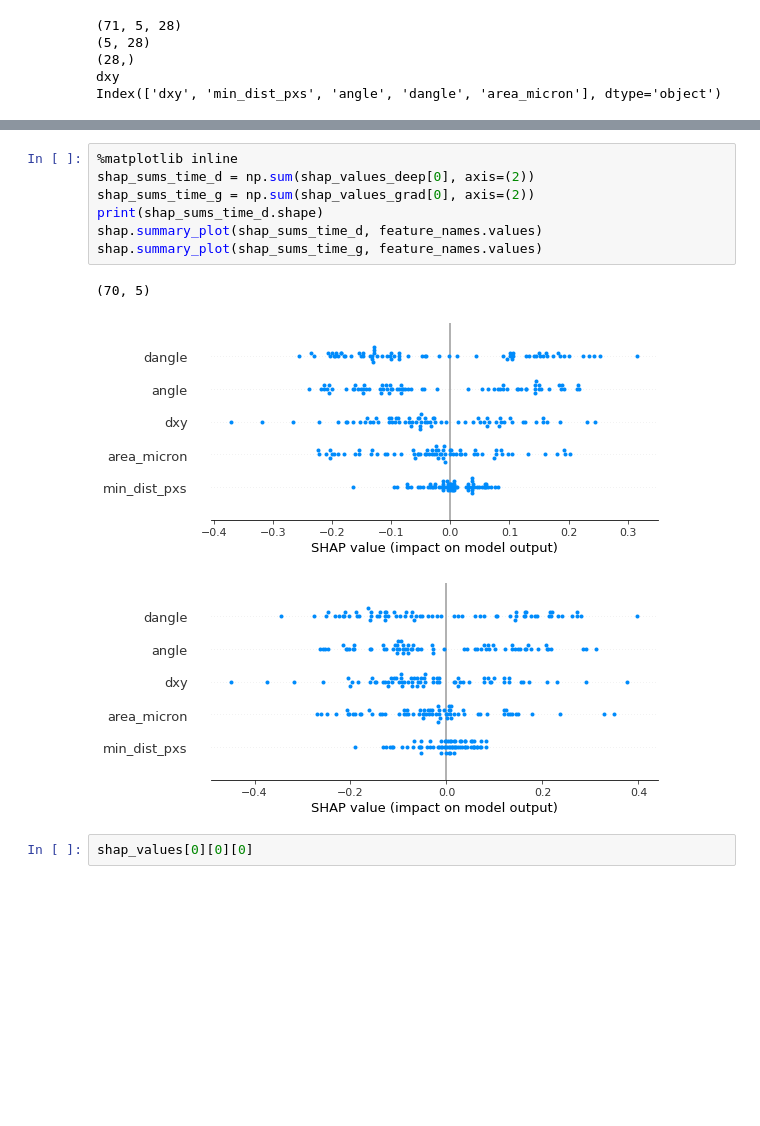
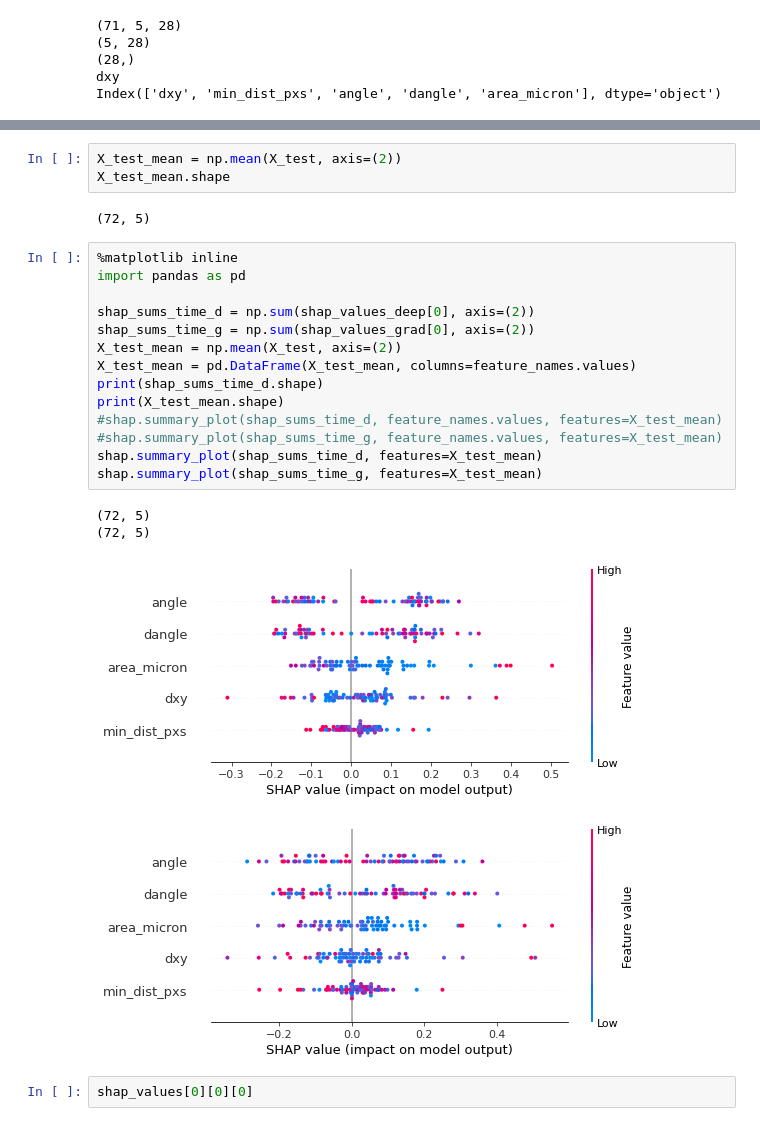
Before and after one commit to redchuk/n_track_ML, a Jupyter notebook: scripts/tsc/shap_inceptiontime.ipynb, the cells around one changed output, grey strips where cells are left out. Cells and saved outputs as stored; diff of their text form; blank space fills up the shorter version.

Commit message:
add aggregated feature values to shap summary plots

```diff
--- a/scripts/tsc/shap_inceptiontime.ipynb
+++ b/scripts/tsc/shap_inceptiontime.ipynb
@@ -105,16 +107,29 @@ print(shap_values[0][0][0].shape) # time points
 (5, 28)
 (28,)
+# %%
+X_test_mean = np.mean(X_test, axis=(2))
+X_test_mean.shape
+# %% [output]
+(72, 5)
 # %%
 %matplotlib inline
+import pandas as pd
+
 shap_sums_time_d = np.sum(shap_values_deep[0], axis=(2))
 shap_sums_time_g = np.sum(shap_values_grad[0], axis=(2))
+X_test_mean = np.mean(X_test, axis=(2))
+X_test_mean = pd.DataFrame(X_test_mean, columns=feature_names.values)
 print(shap_sums_time_d.shape)
-shap.summary_plot(shap_sums_time_d, feature_names.values)
-shap.summary_plot(shap_sums_time_g, feature_names.values)
+print(X_test_mean.shape)
+#shap.summary_plot(shap_sums_time_d, feature_names.values, features=X_test_mean)
+#shap.summary_plot(shap_sums_time_g, feature_names.values, features=X_test_mean)
+shap.summary_plot(shap_sums_time_d, features=X_test_mean)
+shap.summary_plot(shap_sums_time_g, features=X_test_mean)
 # %% [output]
-(70, 5)
+(72, 5)
+(72, 5)
-[figure, old version]
+[figure, new version]
-[figure, old version]
+[figure, new version]
 # %%
 shap_values[0][0][0]
 # %% [output]
```
Also changed, not shown: parts of 3 cells of this notebook.
